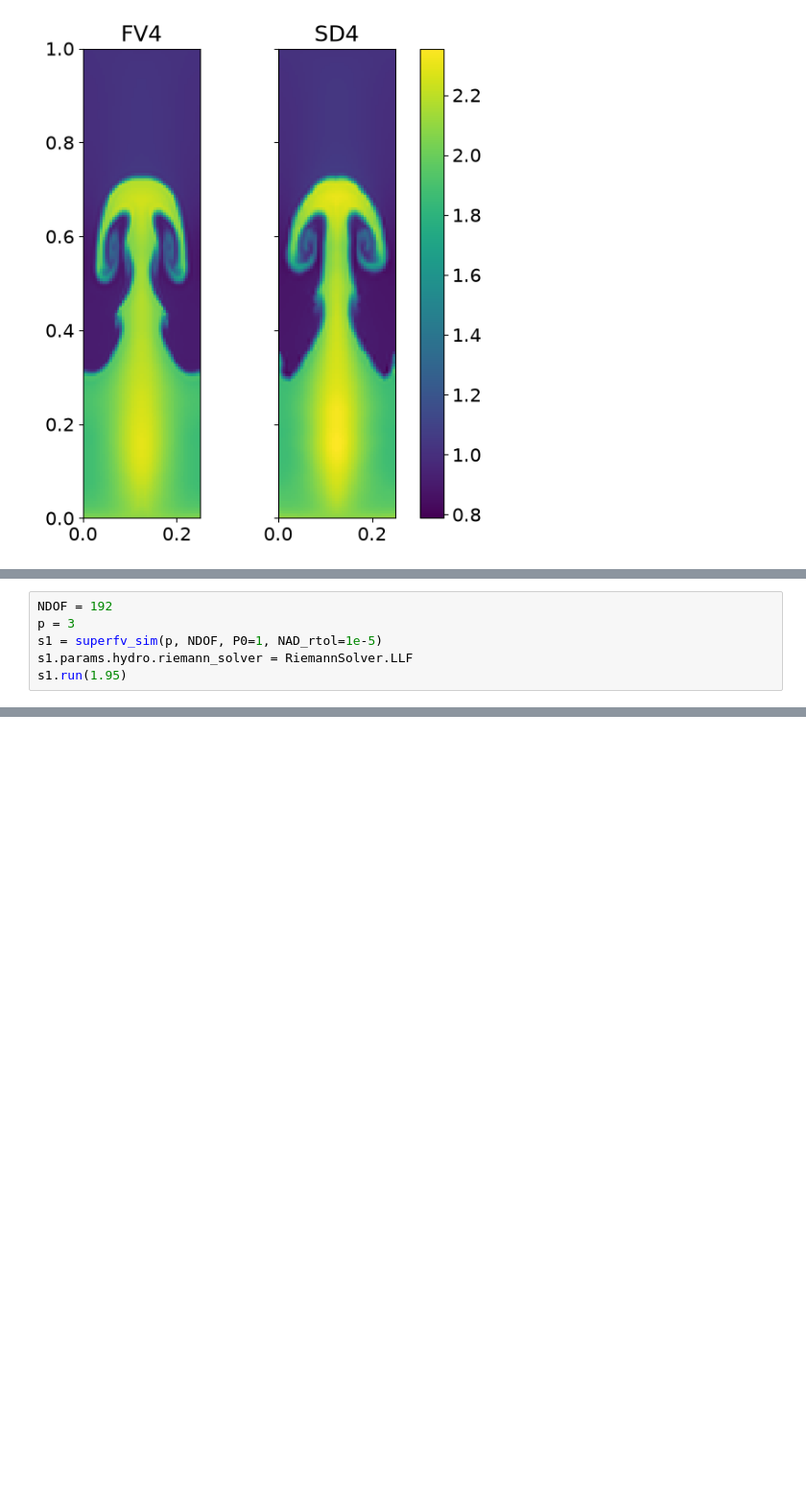
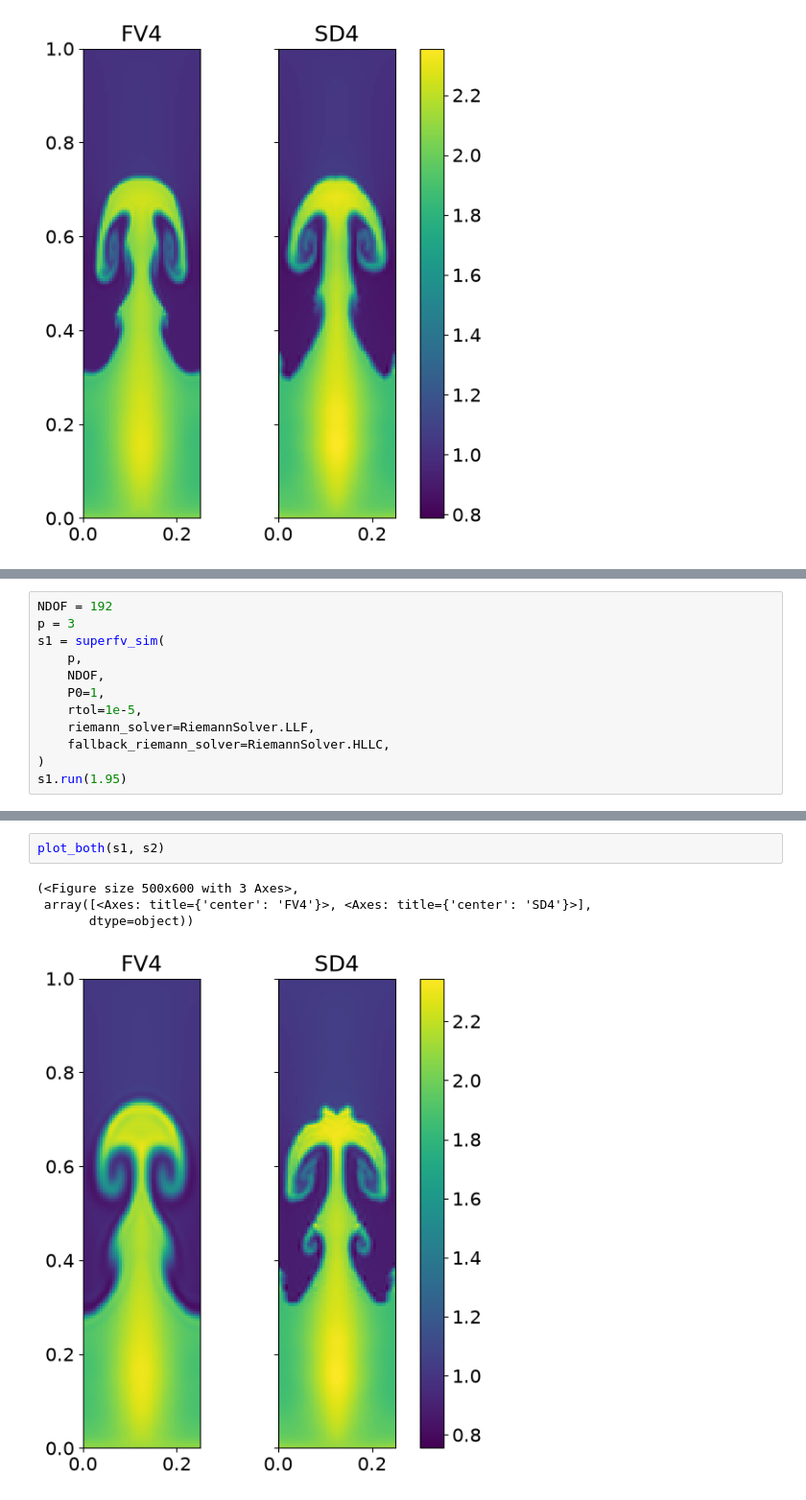
Before and after one commit to jpalafou/superfv, a Jupyter notebook: sd-compare/RTI.ipynb, the cells around one changed output, grey strips where cells are left out. Shown at 96% size. Saved outputs shown, nothing was run; the diff lists cells and outputs as text; blank space fills up the shorter version.

```diff
--- a/sd-compare/RTI.ipynb
+++ b/sd-compare/RTI.ipynb
@@ -136,7 +173,13 @@ plot_both(s1, s2)
 # %%
 NDOF = 192
 p = 3
-s1 = superfv_sim(p, NDOF, P0=1, NAD_rtol=1e-5)
-s1.params.hydro.riemann_solver = RiemannSolver.LLF
+s1 = superfv_sim(
+    p,
+    NDOF,
+    P0=1,
+    rtol=1e-5,
+    riemann_solver=RiemannSolver.LLF,
+    fallback_riemann_solver=RiemannSolver.HLLC,
+)
 s1.run(1.95)
 # %% [output]
@@ -147,0 +193,7 @@ s2.perform_time_evolution(1.95)
+# %%
+plot_both(s1, s2)
+# %% [output]
+(<Figure size 500x600 with 3 Axes>,
+ array([<Axes: title={'center': 'FV4'}>, <Axes: title={'center': 'SD4'}>],
+       dtype=object))
+[figure, added]
```
Also changed, not shown: parts of 26 cells of this notebook.
